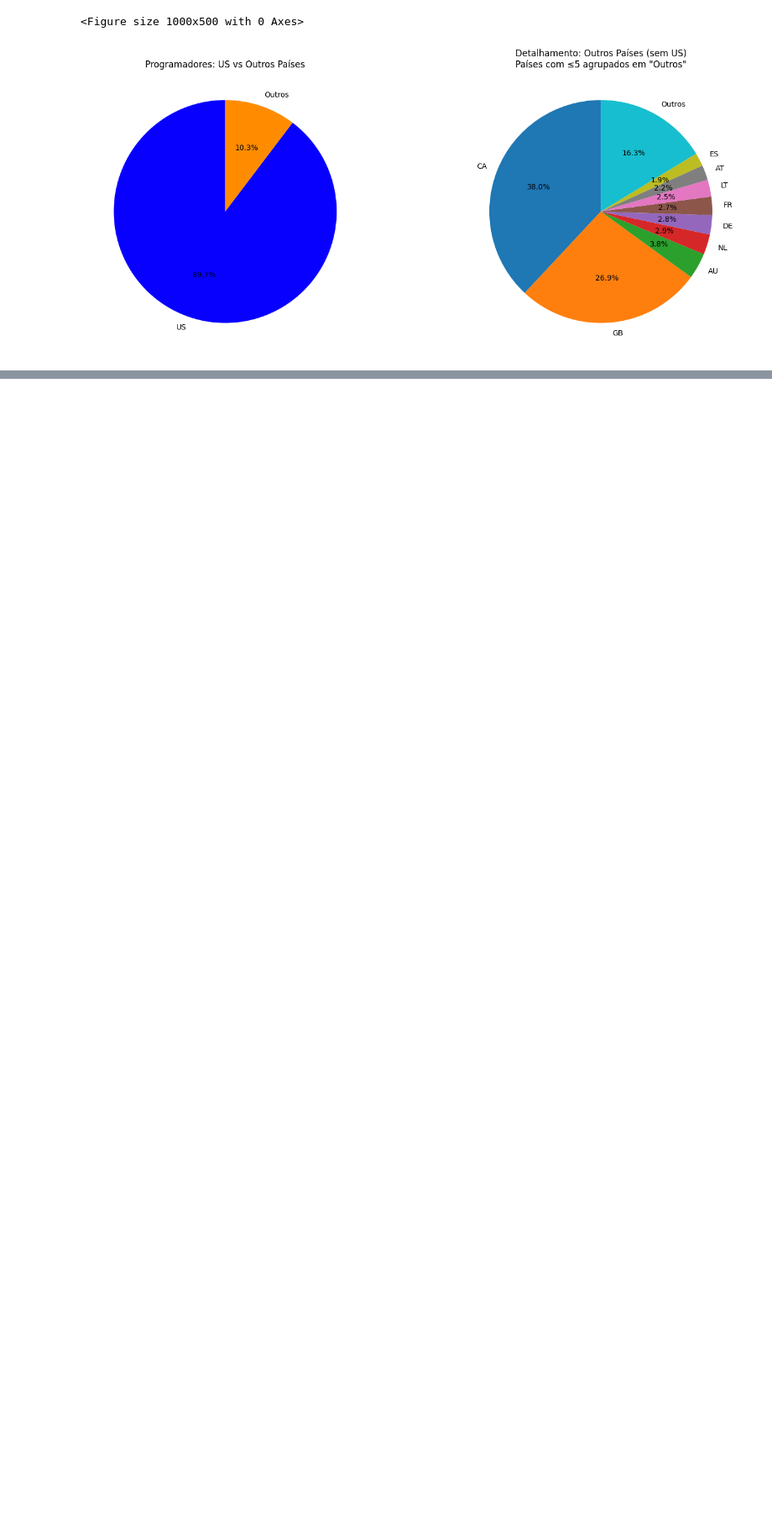
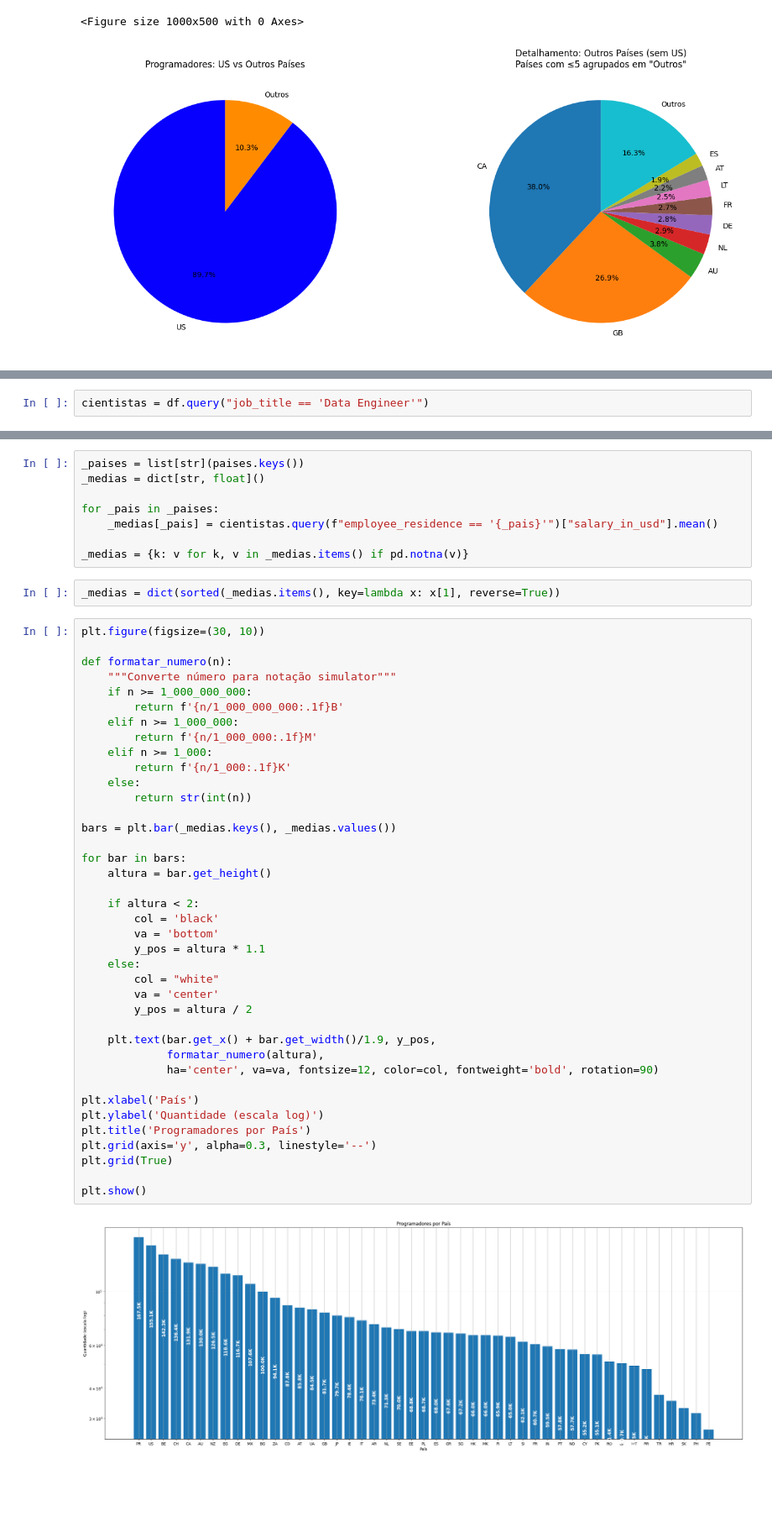
Before and after one commit to oDaniel728/alura-imersao-dados, a Jupyter notebook: aula3/atividade.ipynb, the cells around one changed output, grey strips where cells are left out. Shown at 84% size. Saved outputs shown, nothing was run; the diff lists cells and outputs as text; blank space fills up the shorter version.

```diff
--- a/aula3/atividade.ipynb
+++ b/aula3/atividade.ipynb
@@ -96,0 +106,2 @@ plt.show()
+# %%
+cientistas = df.query("job_title == 'Data Engineer'")
@@ -96,0 +115,51 @@ plt.show()
+# %%
+_paises = list[str](paises.keys())
+_medias = dict[str, float]()
+
+for _pais in _paises:
+    _medias[_pais] = cientistas.query(f"employee_residence == '{_pais}'")["salary_in_usd"].mean()
+
+_medias = {k: v for k, v in _medias.items() if pd.notna(v)}
+# %%
+_medias = dict(sorted(_medias.items(), key=lambda x: x[1], reverse=True))
+# %%
+plt.figure(figsize=(30, 10))
+
+def formatar_numero(n):
+    """Converte número para notação simulator"""
+    if n >= 1_000_000_000:
+        return f'{n/1_000_000_000:.1f}B'
+    elif n >= 1_000_000:
+        return f'{n/1_000_000:.1f}M'
+    elif n >= 1_000:
+        return f'{n/1_000:.1f}K'
+    else:
+        return str(int(n))
+
+bars = plt.bar(_medias.keys(), _medias.values())
+
+for bar in bars:
+    altura = bar.get_height()
+
+    if altura < 2:
+        col = 'black'
+        va = 'bottom'
+        y_pos = altura * 1.1
+    else:
+        col = "white"
+        va = 'center'
+        y_pos = altura / 2
+
+    plt.text(bar.get_x() + bar.get_width()/1.9, y_pos,
+             formatar_numero(altura),
+             ha='center', va=va, fontsize=12, color=col, fontweight='bold', rotation=90)
+
+plt.xlabel('País')
+plt.ylabel('Quantidade (escala log)')
+plt.title('Programadores por País')
+plt.grid(axis='y', alpha=0.3, linestyle='--')
+plt.grid(True)
+
+plt.show()
+# %% [output]
+[figure, added]
```
Also changed, not shown: parts of 3 cells of this notebook.
